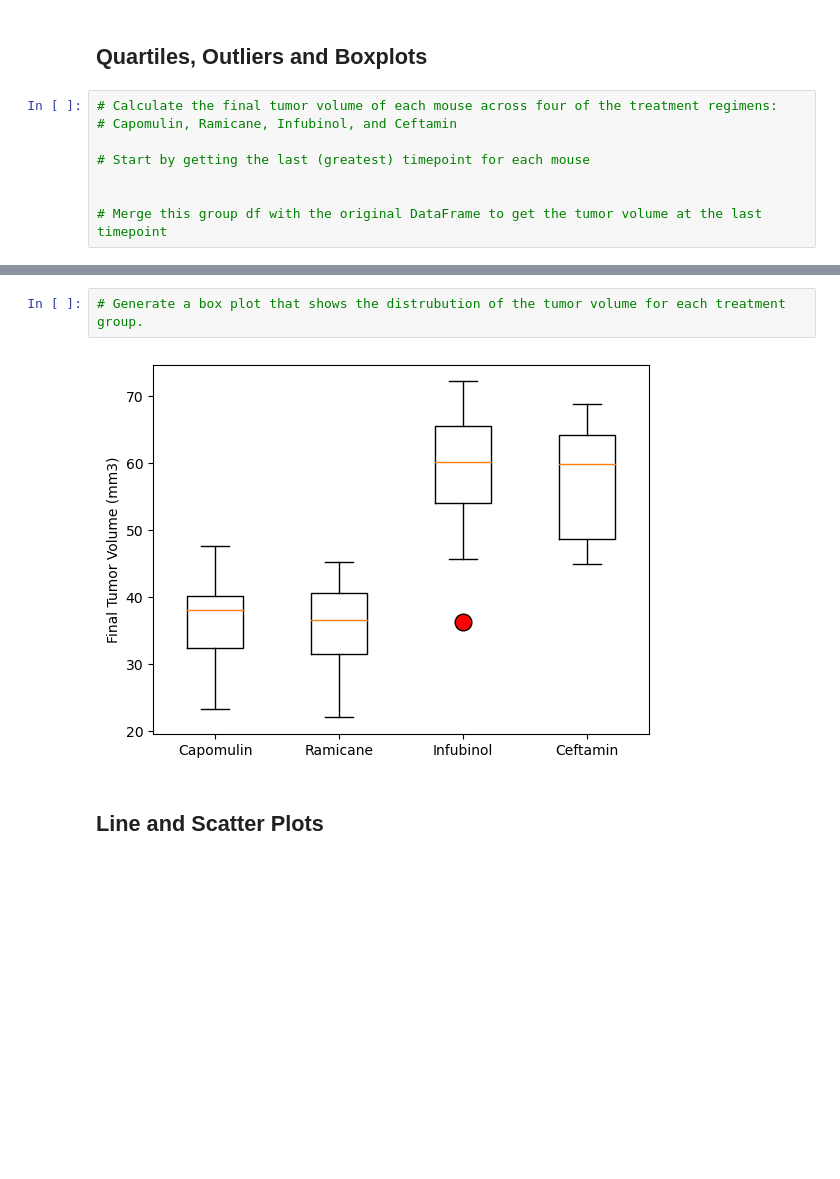
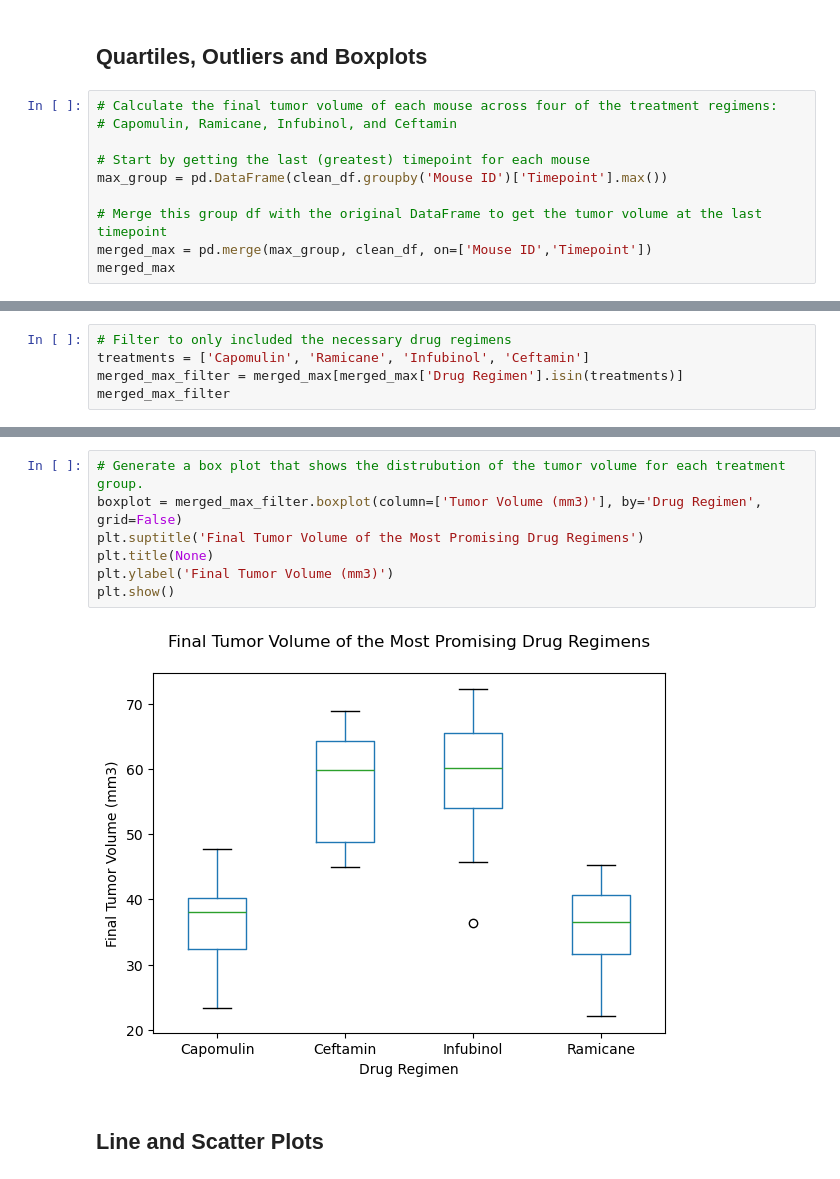
Before and after one commit to soljm/data-visualisation-challenge, a Jupyter notebook: Pymaceuticals/pymaceuticals.ipynb, the cells around one changed output, grey strips where cells are left out. Saved outputs shown, nothing was run; the diff lists cells and outputs as text; blank space fills up the shorter version.

```diff
--- a/Pymaceuticals/pymaceuticals.ipynb
+++ b/Pymaceuticals/pymaceuticals.ipynb
@@ -187,6 +187,8 @@ Text(0, 0.5, 'Sex')
 # Capomulin, Ramicane, Infubinol, and Ceftamin
 
 # Start by getting the last (greatest) timepoint for each mouse
-
+max_group = pd.DataFrame(clean_df.groupby('Mouse ID')['Timepoint'].max())
 
 # Merge this group df with the original DataFrame to get the tumor volume at the last timepoint
+merged_max = pd.merge(max_group, clean_df, on=['Mouse ID','Timepoint'])
+merged_max
@@ -215,0 +209,5 @@ Ceftamin's potential outliers: Series([], Name: Tumor Volume (mm3), dtype: float
+# %%
+# Filter to only included the necessary drug regimens
+treatments = ['Capomulin', 'Ramicane', 'Infubinol', 'Ceftamin']
+merged_max_filter = merged_max[merged_max['Drug Regimen'].isin(treatments)]
+merged_max_filter
@@ -216,6 +228,11 @@ Ceftamin's potential outliers: Series([], Name: Tumor Volume (mm3), dtype: float
 # %%
 # Generate a box plot that shows the distrubution of the tumor volume for each treatment group.
+boxplot = merged_max_filter.boxplot(column=['Tumor Volume (mm3)'], by='Drug Regimen', grid=False)
+plt.suptitle('Final Tumor Volume of the Most Promising Drug Regimens')
+plt.title(None)
+plt.ylabel('Final Tumor Volume (mm3)')
+plt.show()
 # %% [output]
-[figure, old version]
+[figure, new version]
 # %% [markdown]
 ## Line and Scatter Plots
```
Also changed, not shown: parts of 9 cells of this notebook.
